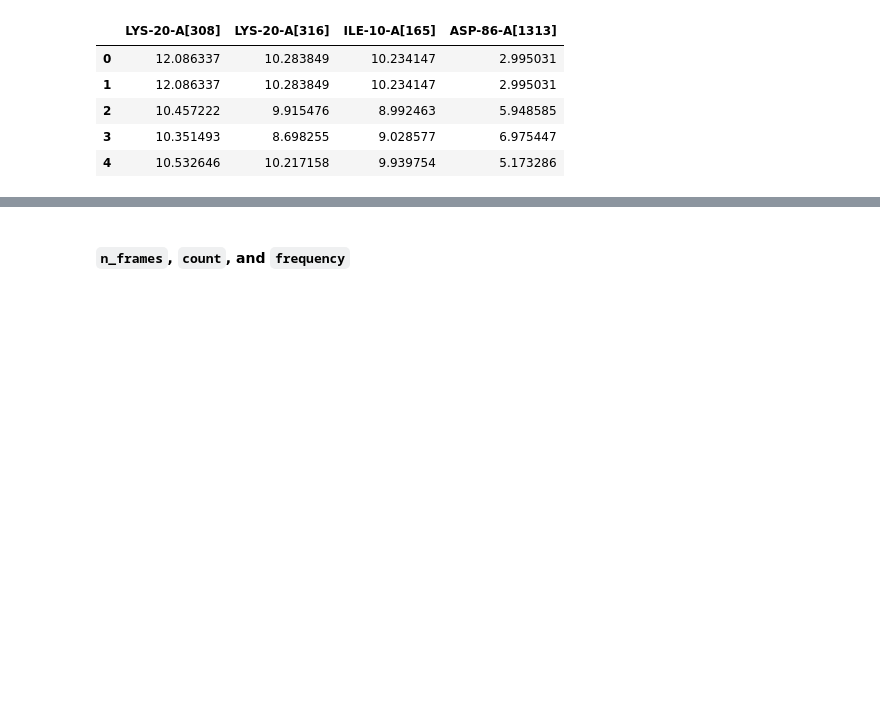
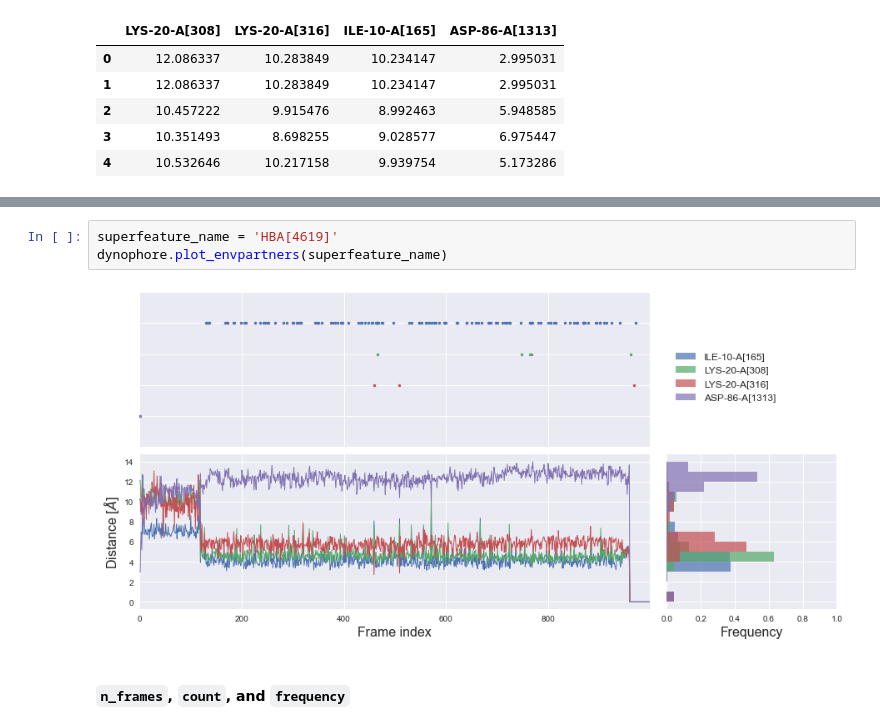
Before and after one commit to wolberlab/dynophores, a Jupyter notebook: docs/examples/notebooks/analyze_dynophores.ipynb, the cells around one changed output, grey strips where cells are left out. Drawn from its saved outputs; the diff is of its cells as text; blank space fills up the shorter version.

```diff
--- a/docs/examples/notebooks/analyze_dynophores.ipynb
+++ b/docs/examples/notebooks/analyze_dynophores.ipynb
@@ -165,3 +149,8 @@ dynophore.superfeatures[0].envpartners_distances.head()
+# %%
+superfeature_name = 'HBA[4619]'
+dynophore.plot_envpartners(superfeature_name)
+# %% [output]
+[figure, added]
 # %% [markdown]
 #### `n_frames`, `count`, and `frequency`
 # %% [markdown]
```
Also changed, not shown: parts of 25 cells of this notebook.
